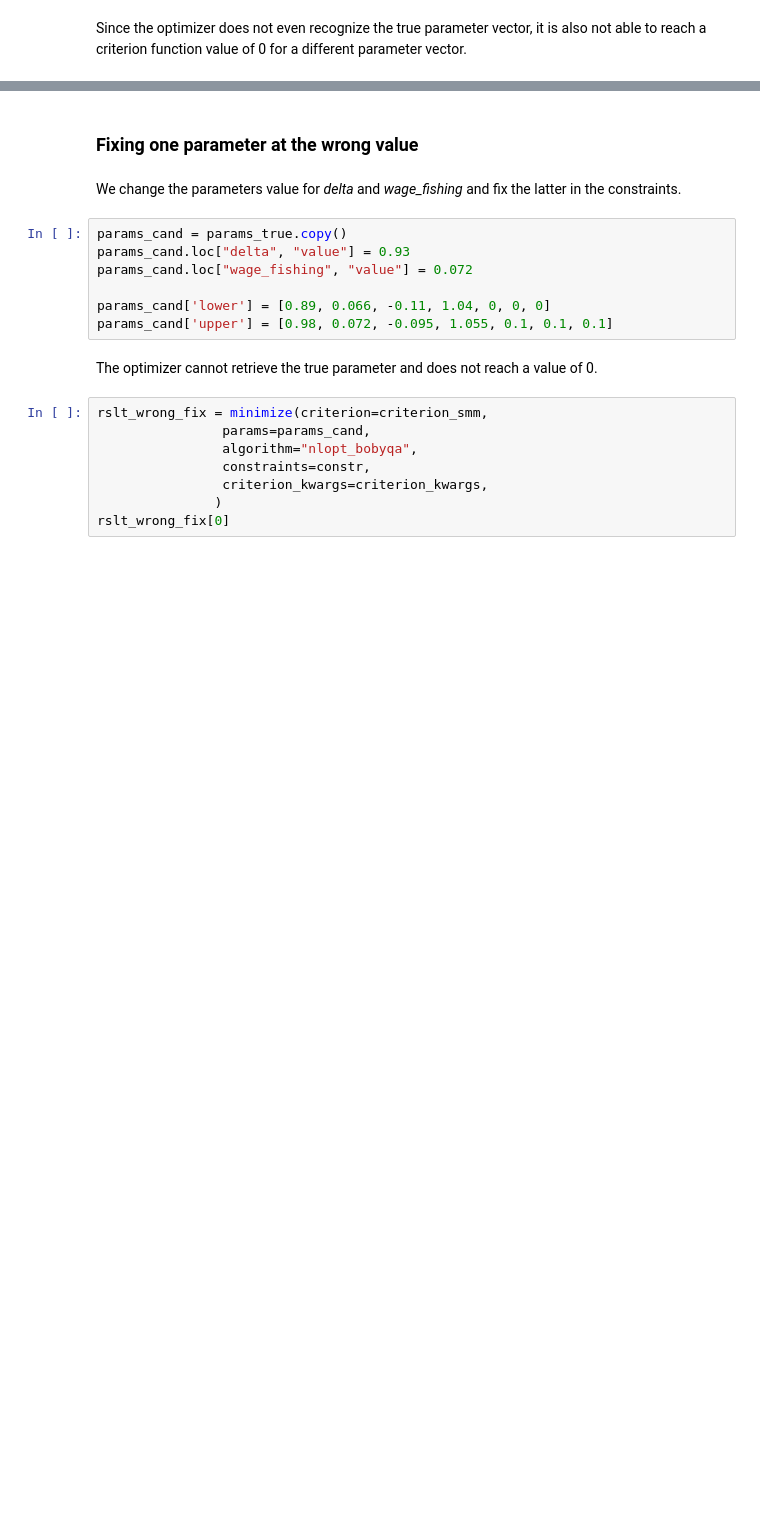
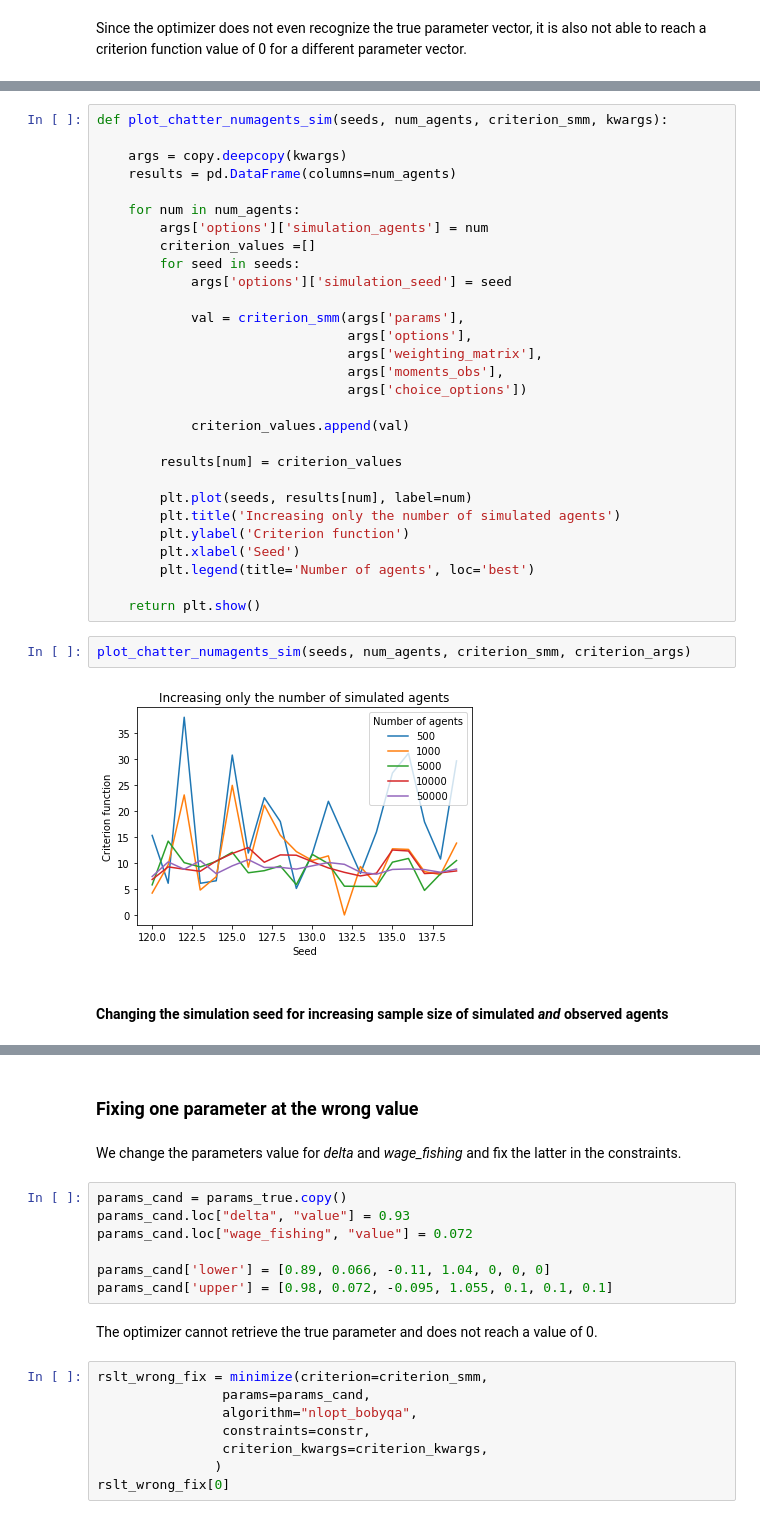
Before and after one commit to OpenSourceEconomics/ekw-lectures, a Jupyter notebook: lectures/99_simulated_method_of_moments/notebook.ipynb, the cells around one changed output, grey strips where cells are left out. Cells and saved outputs as stored; diff of their text form; blank space fills up the shorter version.

```diff
--- a/lectures/99_simulated_method_of_moments/notebook.ipynb
+++ b/lectures/99_simulated_method_of_moments/notebook.ipynb
@@ -448,0 +486,35 @@ rslt_new_seed[0]
+# %%
+def plot_chatter_numagents_sim(seeds, num_agents, criterion_smm, kwargs):
+
+    args = copy.deepcopy(kwargs)
+    results = pd.DataFrame(columns=num_agents)
+
+    for num in num_agents:
+        args['options']['simulation_agents'] = num
+        criterion_values =[]
+        for seed in seeds:
+            args['options']['simulation_seed'] = seed
+
+            val = criterion_smm(args['params'],
+                                args['options'],
+                                args['weighting_matrix'],
+                                args['moments_obs'],
+                                args['choice_options'])
+
+            criterion_values.append(val)
+
+        results[num] = criterion_values
+
+        plt.plot(seeds, results[num], label=num)
+        plt.title('Increasing only the number of simulated agents')
+        plt.ylabel('Criterion function')
+        plt.xlabel('Seed')
+        plt.legend(title='Number of agents', loc='best')
+
+    return plt.show()
+# %%
+plot_chatter_numagents_sim(seeds, num_agents, criterion_smm, criterion_args)
+# %% [output]
+[figure, added]
+# %% [markdown]
+#### Changing the simulation seed for increasing sample size of simulated *and* observed agents
```
Also changed, not shown: parts of 38 cells of this notebook.
